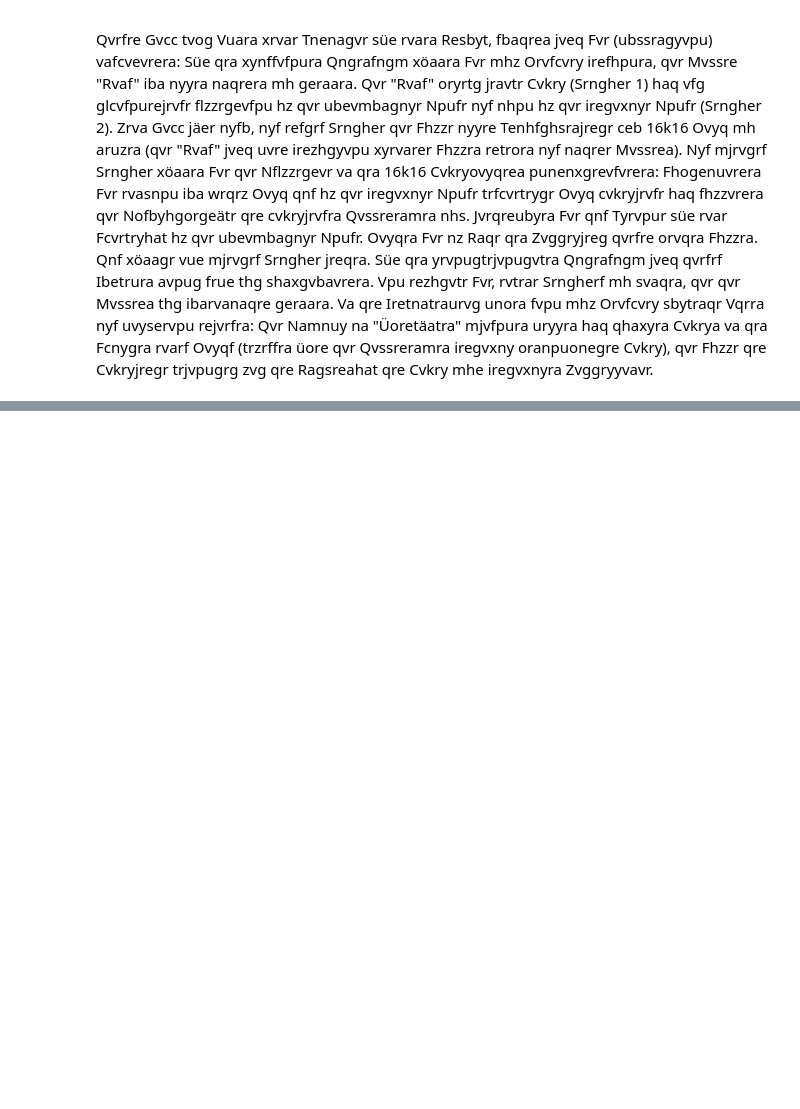
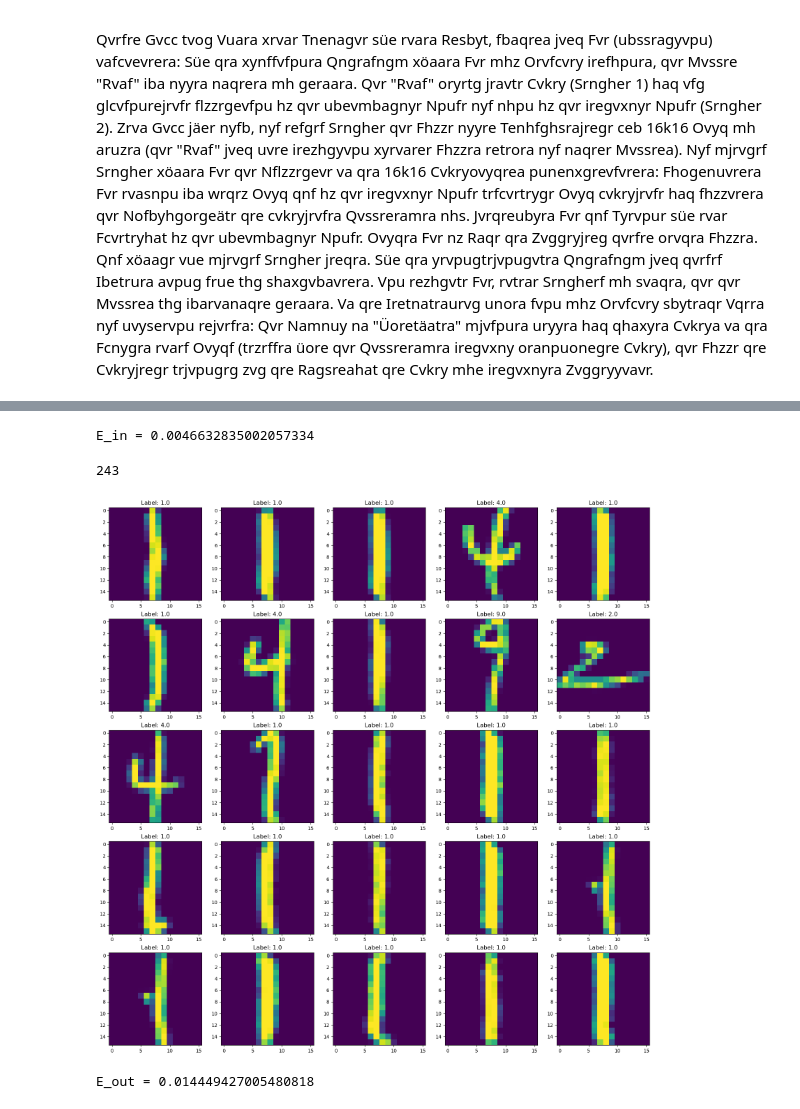
Before and after one commit to cortex359/ml1.ws25, a Jupyter notebook: uebung4/TKKR-4-Ziffernerkennung.ipynb, the cells around one changed output, grey strips where cells are left out. Cells and saved outputs as stored; diff of their text form; code cells hidden in the pictures; blank space fills up the shorter version.

```diff
--- a/uebung4/TKKR-4-Ziffernerkennung.ipynb
+++ b/uebung4/TKKR-4-Ziffernerkennung.ipynb
@@ -396,0 +576,45 @@ Süe qra yrvpugtrjvpugvtra Qngrafngm jveq qvrfrf Ibetrura avpug frue thg shaxgvb
+# %%
+X_test: np.ndarray = data['test_data']
+# Anz der Schwarzen Pixel
+summ_of_pixels_test = X_test.sum(axis=1)
+# Z-Scoring
+summ_of_pixels_test = (summ_of_pixels_test - np.average(summ_of_pixels_test)) / np.std(summ_of_pixels_test)
+
+# Anz der gleichen Pixel, wenn das Bild in dev Diagonalen gespiegelt wird
+vertical_symmetricity_test = (X_test.reshape((X_test.shape[0], 16, 16)) == np.flip(X_test.reshape((X_test.shape[0], 16, 16)).copy(), 1)).reshape(X_test.shape[0], X_test.shape[1]).sum(axis=1)
+vertical_symmetricity_test = (vertical_symmetricity_test - np.average(vertical_symmetricity_test)) / np.std(vertical_symmetricity_test)
+
+x_test = np.c_[summ_of_pixels_test, vertical_symmetricity_test]
+# %%
+w = pla_pocket(x_train, y, 1000)
+x_stacked = np.hstack((np.ones(((x_train.shape[0], 1))), x_train))
+y_pred = h(x_stacked, w)
+print(f"E_in = {(y != y_pred).sum() / y.shape[0]}")
+# %% [output]
+E_in = 0.0046632835002057334
+# %%
+predicted_zeros_test = X_test[y_pred_test == 1]
+predicted_zeros_actual_test = data["test_targets"][0][y_pred_test == 1]
+
+print(predicted_zeros_test.shape[0])
+idx = np.random.choice(np.arange(predicted_zeros_test.shape[0]), 25)
+predicted_zeros_nine = predicted_zeros_test[idx]
+predicted_zeros_nine_actual_test = predicted_zeros_actual_test[idx]
+
+_, ax = plt.subplots(5, 5, figsize=(20, 20))
+ax = ax.flatten()
+
+for i, x in enumerate(predicted_zeros_nine):
+    ax[i].imshow(np.reshape(x,(16,16)))
+    ax[i].set_title(f"Label: {predicted_zeros_nine_actual_test[i]}")
+
+plt.show()
+# %% [output]
+243
+[figure, added]
+# %%
+x_test_stacked = np.hstack((np.ones(((x_test.shape[0], 1))), x_test))
+y_pred_test = h(x_test_stacked, w)
+print(f"E_out = {(y_test != y_pred_test).sum() / y_test.shape[0]}")
+# %% [output]
+E_out = 0.014449427005480818
```
Also changed, not shown: parts of 25 cells of this notebook.
